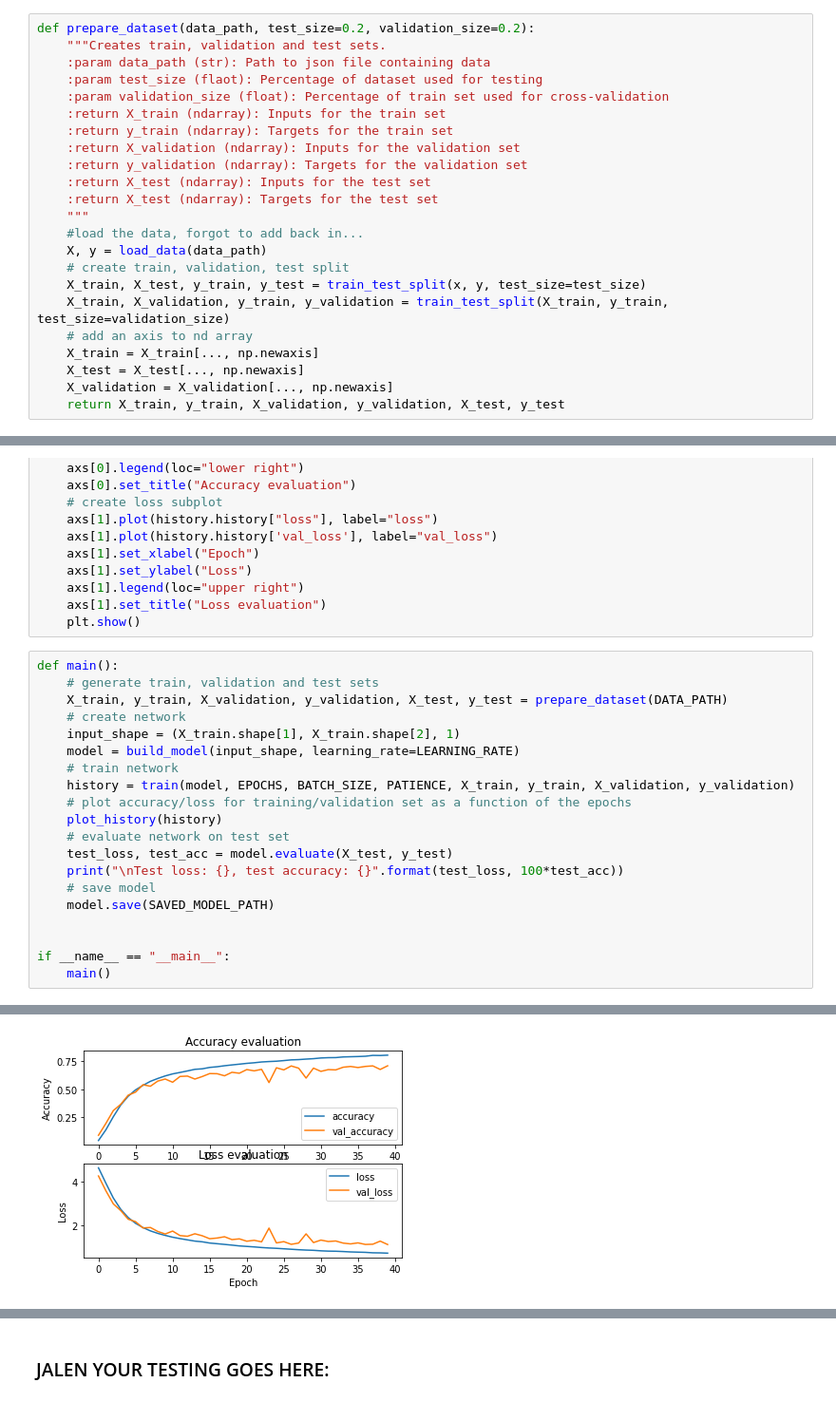
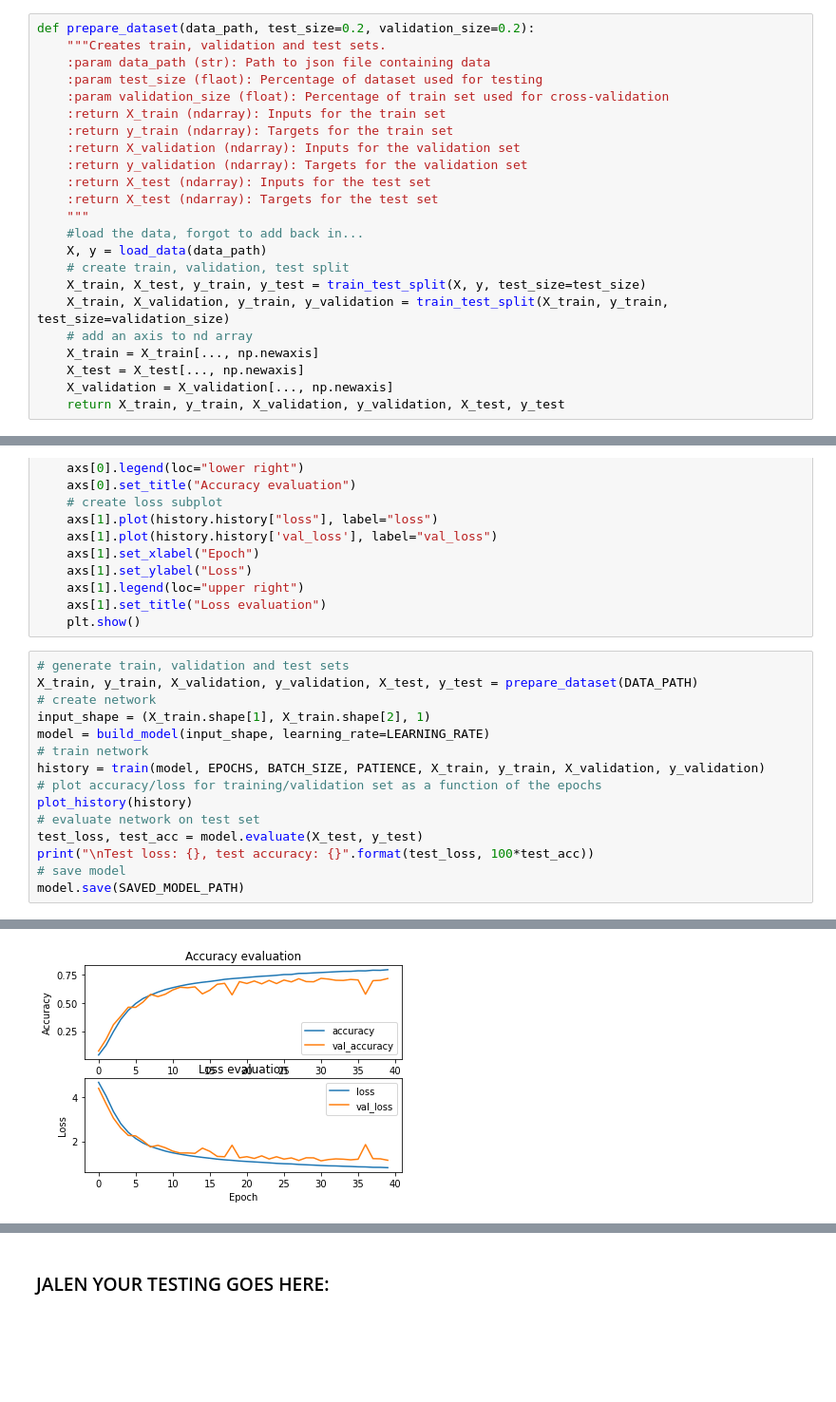
Before and after one commit to syracuse-mscs-2019/delta, a Jupyter notebook: cis663/TrainModv2.ipynb, the cells around one changed output, grey strips where cells are left out. Shown at 95% size. Saved outputs shown, nothing was run; the diff lists cells and outputs as text; blank space fills up the shorter version.

```diff
--- a/cis663/TrainModv2.ipynb
+++ b/cis663/TrainModv2.ipynb
@@ -54,7 +54,7 @@ def prepare_dataset(data_path, test_size=0.2, validation_size=0.2):
     #load the data, forgot to add back in...
     X, y = load_data(data_path)
     # create train, validation, test split
-    X_train, X_test, y_train, y_test = train_test_split(x, y, test_size=test_size)
+    X_train, X_test, y_train, y_test = train_test_split(X, y, test_size=test_size)
     X_train, X_validation, y_train, y_validation = train_test_split(X_train, y_train, test_size=validation_size)
     # add an axis to nd array
     X_train = X_train[..., np.newaxis]
@@ -144,23 +144,18 @@ def plot_history(history):
     axs[1].set_title("Loss evaluation")
     plt.show()
 # %%
-def main():
-    # generate train, validation and test sets
-    X_train, y_train, X_validation, y_validation, X_test, y_test = prepare_dataset(DATA_PATH)
-    # create network
-    input_shape = (X_train.shape[1], X_train.shape[2], 1)
-    model = build_model(input_shape, learning_rate=LEARNING_RATE)
-    # train network
-    history = train(model, EPOCHS, BATCH_SIZE, PATIENCE, X_train, y_train, X_validation, y_validation)
-    # plot accuracy/loss for training/validation set as a function of the epochs
-    plot_history(history)
-    # evaluate network on test set
-    test_loss, test_acc = model.evaluate(X_test, y_test)
-    print("\nTest loss: {}, test accuracy: {}".format(test_loss, 100*test_acc))
-    # save model
-    model.save(SAVED_MODEL_PATH)
-
-
-if __name__ == "__main__":
-    main()
+# generate train, validation and test sets
+X_train, y_train, X_validation, y_validation, X_test, y_test = prepare_dataset(DATA_PATH)
+# create network
+input_shape = (X_train.shape[1], X_train.shape[2], 1)
+model = build_model(input_shape, learning_rate=LEARNING_RATE)
+# train network
+history = train(model, EPOCHS, BATCH_SIZE, PATIENCE, X_train, y_train, X_validation, y_validation)
+# plot accuracy/loss for training/validation set as a function of the epochs
+plot_history(history)
+# evaluate network on test set
+test_loss, test_acc = model.evaluate(X_test, y_test)
+print("\nTest loss: {}, test accuracy: {}".format(test_loss, 100*test_acc))
+# save model
+model.save(SAVED_MODEL_PATH)
 # %% [output]
@@ -184 +179 @@ Epoch 40/40
-[figure, old version]
+[figure, new version]
```
Also changed, not shown: parts of 3 cells of this notebook, 1 other file.
